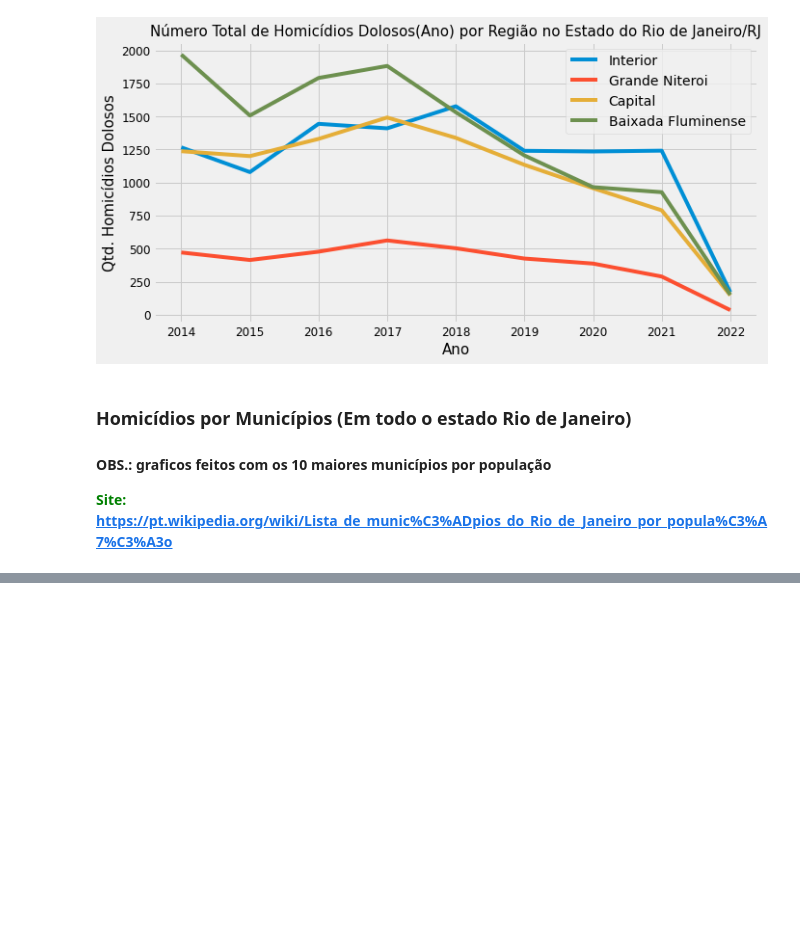
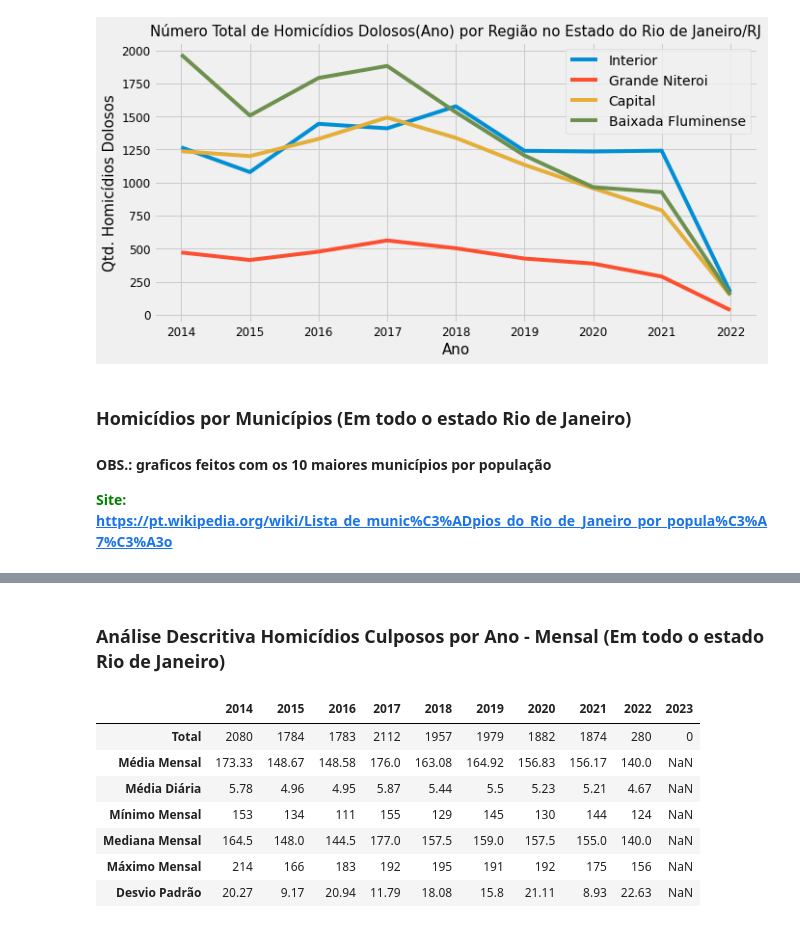
Before and after one commit to Prog-LucasAlves/Analise_Exploratoria_Dados, a Jupyter notebook: AED_01_Seguraca_Publica/seguranca_publica.ipynb, the cells around one changed output, grey strips where cells are left out. Drawn from its saved outputs; the diff is of its cells as text; code cells hidden in the pictures; blank space fills up the shorter version.

```diff
--- a/AED_01_Seguraca_Publica/seguranca_publica.ipynb
+++ b/AED_01_Seguraca_Publica/seguranca_publica.ipynb
@@ -362,0 +382,32 @@ plt.xlabel("Homicídios Dolosos", fontsize=15); #rotulo eixo X
+# %% [markdown]
+### Análise Descritiva Homicídios Culposos por Ano - Mensal (Em todo o estado Rio de Janeiro)
+# %%
+df_homicidios_culposo_ano = df[['ano','mes','hom_culposo']]
+
+df_homicidios_culposo_analise_descritiva = pd.DataFrame(
+    columns=['2014','2015','2016','2017','2018','2019','2020','2021','2022','2023'],
+    index=['Total','Média Mensal','Média Diária','Mínimo Mensal','Mediana Mensal','Máximo Mensal','Desvio Padrão'])
+
+anos = ['2014','2015','2016','2017','2018','2019','2020','2021','2022','2023']
+
+for ano in anos:
+    df_homicidios_culposo_ano_total = df_homicidios_culposo_ano.query(f'ano == {ano}')
+    df_homicidios_culposo_ano_group = df_homicidios_culposo_ano_total.groupby(['mes']).sum()
+    df_homicidios_culposo_analise_descritiva[f'{ano}'].loc[:1] = round(df_homicidios_culposo_ano_group['hom_culposo'].sum(), 2)
+    df_homicidios_culposo_analise_descritiva[f'{ano}'].loc[1:2] = round(df_homicidios_culposo_ano_group['hom_culposo'].mean(), 2)
+    df_homicidios_culposo_analise_descritiva[f'{ano}'].loc[2:3] = round(df_homicidios_culposo_ano_group['hom_culposo'].mean() / 30, 2)
+    df_homicidios_culposo_analise_descritiva[f'{ano}'].loc[3:4] = round(df_homicidios_culposo_ano_group['hom_culposo'].min(), 2)
+    df_homicidios_culposo_analise_descritiva[f'{ano}'].loc[4:5] = round(df_homicidios_culposo_ano_group['hom_culposo'].median(), 2)
+    df_homicidios_culposo_analise_descritiva[f'{ano}'].loc[5:6] = round(df_homicidios_culposo_ano_group['hom_culposo'].max(), 2)
+    df_homicidios_culposo_analise_descritiva[f'{ano}'].loc[6:7] = round(df_homicidios_culposo_ano_group['hom_culposo'].std(), 2)
+
+df_homicidios_culposo_analise_descritiva
+# %% [output]
+|  | 2014 | 2015 | 2016 | 2017 | 2018 | 2019 | 2020 | 2021 | 2022 | 2023 |
+| Total | 2080 | 1784 | 1783 | 2112 | 1957 | 1979 | 1882 | 1874 | 280 | 0 |
+| Média Mensal | 173.33 | 148.67 | 148.58 | 176.0 | 163.08 | 164.92 | 156.83 | 156.17 | 140.0 | NaN |
+| Média Diária | 5.78 | 4.96 | 4.95 | 5.87 | 5.44 | 5.5 | 5.23 | 5.21 | 4.67 | NaN |
+| Mínimo Mensal | 153 | 134 | 111 | 155 | 129 | 145 | 130 | 144 | 124 | NaN |
+| Mediana Mensal | 164.5 | 148.0 | 144.5 | 177.0 | 157.5 | 159.0 | 157.5 | 155.0 | 140.0 | NaN |
+| Máximo Mensal | 214 | 166 | 183 | 192 | 195 | 191 | 192 | 175 | 156 | NaN |
+| Desvio Padrão | 20.27 | 9.17 | 20.94 | 11.79 | 18.08 | 15.8 | 21.11 | 8.93 | 22.63 | NaN |
```
Also changed, not shown: parts of 10 cells of this notebook.
